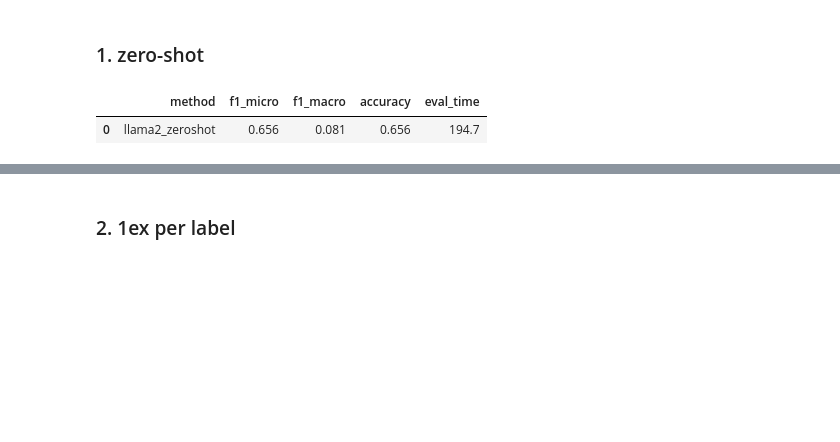
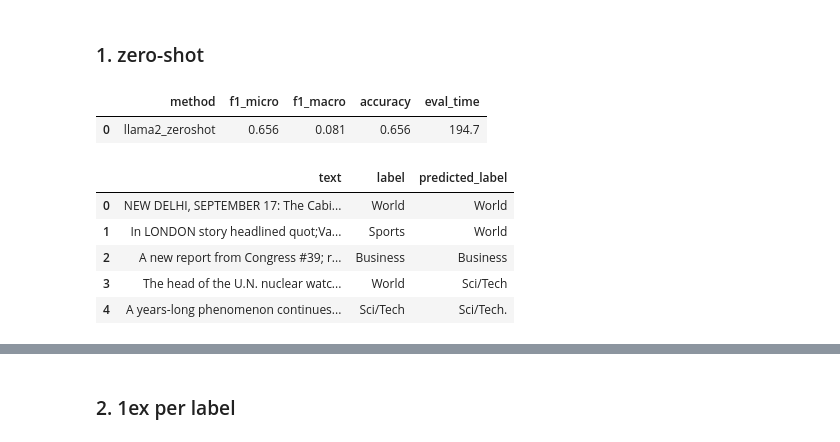
Before and after one commit to AlessandroGhiotto/thesis-nlp, a Jupyter notebook: src/agnews/fewshotCasualLM_agnews.ipynb, the cells around one changed output, grey strips where cells are left out. Cells and saved outputs as stored; diff of their text form; code cells hidden in the pictures; blank space fills up the shorter version.

```diff
--- a/src/agnews/fewshotCasualLM_agnews.ipynb
+++ b/src/agnews/fewshotCasualLM_agnews.ipynb
@@ -251,3 +251,13 @@ results.append(get_results(details))
 # %% [output]
 |  | method | f1_micro | f1_macro | accuracy | eval_time |
 | 0 | llama2_zeroshot | 0.656 | 0.081 | 0.656 | 194.7 |
+# %%
+df_res = pd.read_csv(config["output_file"])
+display(df_res.head())
+# %% [output]
+|  | text | label | predicted_label |
+| 0 | NEW DELHI, SEPTEMBER 17: The Cabi... | World | World |
+| 1 | In LONDON story headlined quot;Va... | Sports | World |
+| 2 | A new report from Congress #39; r... | Business | Business |
+| 3 | The head of the U.N. nuclear watc... | World | Sci/Tech |
+| 4 | A years-long phenomenon continues... | Sci/Tech | Sci/Tech. |
```
Also changed, not shown: parts of 2 cells of this notebook, 5 other files.
